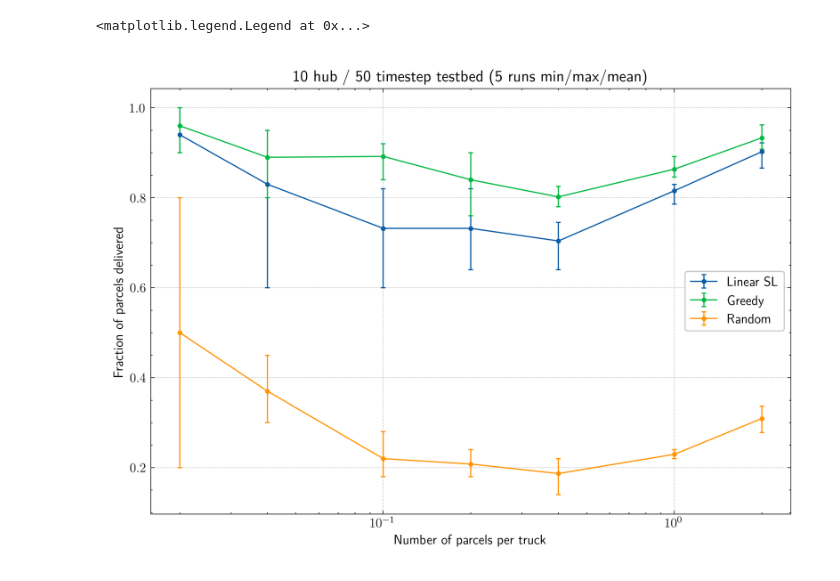
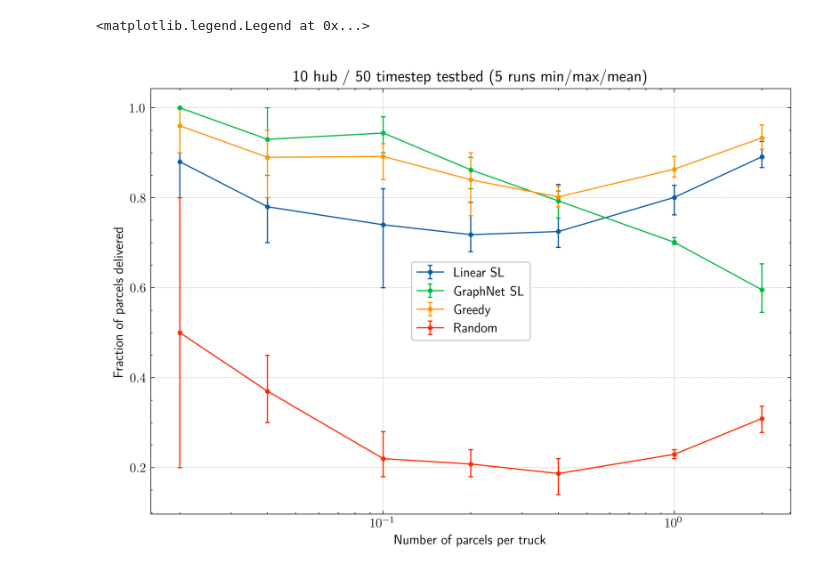
Before and after one commit to google-research/laurel, a Jupyter notebook: notebooks/supervised_control.ipynb, the cells around one changed output. Cells and saved outputs as stored; diff of their text form; code cells hidden in the pictures.

```diff
--- a/notebooks/supervised_control.ipynb
+++ b/notebooks/supervised_control.ipynb
@@ -28,6 +31,14 @@ env = mdp.MiddleMileMDP(
 # %%
 # Train linear policy with supervised learning.
-controller = control.SupervisedController(rng, key, env, 'linear', 10, 10, 1)
-losses = controller.train()
+linear_controller = control.LinearSupervisedController(
+    rng, key, env, num_rollouts, num_epochs
+)
+losses_linear = linear_controller.train()
+# %%
+# Train GNN policy with supervised learning.
+gnn_controller = control.GNNSupervisedController(
+    rng, key, env, num_rollouts, num_epochs, num_feature_graph_steps
+)
+losses_gnn = gnn_controller.train()
 # %%
 # Plot training curve.
@@ -41,8 +56,9 @@ ax.plot(losses, '.-')
 # %%
-# Linear SL vs. Greedy vs. Random policies.
+# Linear SL vs. GNN SL vs. Greedy vs. Random policies.
 nums_parcels = [10, 20, 50, 100, 200, 500, 1000]
 num_trials = 5
 linear_perf = np.zeros((len(nums_parcels), num_trials))
+gnn_perf = np.zeros((len(nums_parcels), num_trials))
 greedy_perf = np.zeros((len(nums_parcels), num_trials))
 random_perf = np.zeros((len(nums_parcels), num_trials))
 
@@ -68,7 +84,7 @@ for i, num_parcels in enumerate(tqdm(nums_parcels)):
         deliveries = 0
         while True:
             # Get next parcel and available trucks.
-            state, parcel, truck = controller.act(state)
+            state, parcel, truck = linear_controller.act(state)
             if parcel is None:
                 break
 
@@ -77,6 +93,21 @@ for i, num_parcels in enumerate(tqdm(nums_parcels)):
             deliveries += delivery
 
         linear_perf[i, j] = deliveries / num_parcels
+
+        # GNN SL
+        state = init_state
+        deliveries = 0
+        while True:
+            # Get next parcel and available trucks.
+            state, parcel, truck = gnn_controller.act(state)
+            if parcel is None:
+                break
+
+            # Put parcel onto truck, get next state.
+            state, delivery, _ = env.step(parcel, truck, state, prune=False)
+            deliveries += delivery
+
+        gnn_perf[i, j] = deliveries / num_parcels
 
         # Greedy
         state = init_state
@@ -134,31 +165,42 @@ ax.errorbar(
     ]),
     fmt='.-',
     capsize=2,
     label=f'Linear SL'
+)
+ax.errorbar(
+    parcel_per_truck,
+    np.nanmean(gnn_perf, 1),
+    np.stack([
+        np.nanmean(gnn_perf, 1) - np.nanmin(gnn_perf, 1),
+        np.nanmax(gnn_perf, 1) - np.nanmean(gnn_perf, 1)
+    ]),
+    fmt='.-',
+    capsize=2,
+    label=f'GraphNet SL'
 )
 ax.errorbar(
     parcel_per_truck,
     np.nanmean(greedy_perf, 1),
     np.stack([
         np.nanmean(greedy_perf, 1) - np.nanmin(greedy_perf, 1),
         np.nanmax(greedy_perf, 1) - np.nanmean(greedy_perf, 1)
     ]),
     fmt='.-',
     capsize=2,
     label=f'Greedy'
 )
 ax.errorbar(
     parcel_per_truck,
     np.nanmean(random_perf, 1),
     np.stack([
         np.nanmean(random_perf, 1) - np.nanmin(random_perf, 1),
         np.nanmax(random_perf, 1) - np.nanmean(random_perf, 1)
     ]),
     fmt='.-',
     capsize=2,
     label=f'Random'
 )
 ax.legend()
 # %% [output]
 <matplotlib.legend.Legend at 0x...>
-[figure, old version]
+[figure, new version]
```
Also changed, not shown: parts of 3 cells of this notebook, 1 other file.
